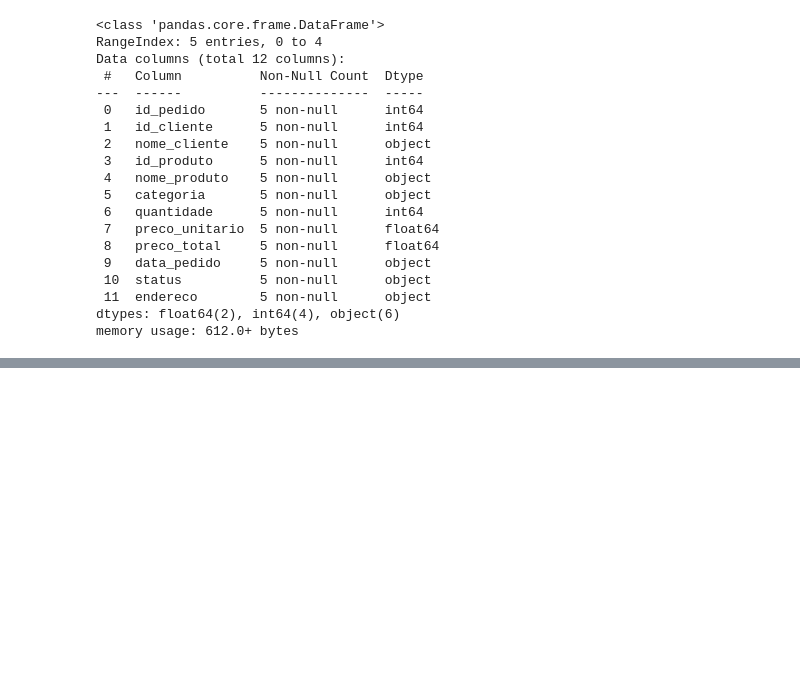
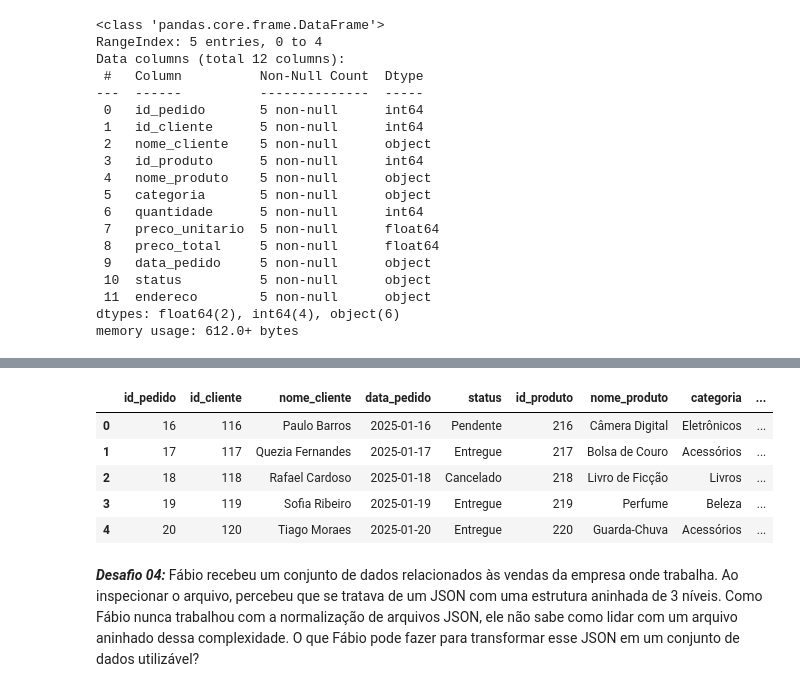
Before and after one commit to matheuspfferreira/estudos-python, a Jupyter notebook: desafios-01/desafios_resolvidos_json.ipynb, the cells around one changed output, grey strips where cells are left out. Drawn from its saved outputs; the diff is of its cells as text; code cells hidden in the pictures; blank space fills up the shorter version.

Commit message:
Resolução dos exercícios 03 até o 06
Anexo das resoluções dos desafios de número 03 (três) até o desafio de número 06 (seis).

```diff
--- a/desafios-01/desafios_resolvidos_json.ipynb
+++ b/desafios-01/desafios_resolvidos_json.ipynb
@@ -69,0 +105,12 @@ memory usage: 612.0+ bytes
+# %%
+df.drop(columns='detalhes_compra', inplace=True)
+df.head()
+# %% [output]
+|  | id_pedido | id_cliente | nome_cliente | data_pedido | status | id_produto | nome_produto | categoria | ... |
+| 0 | 16 | 116 | Paulo Barros | 2025-01-16 | Pendente | 216 | Câmera Digital | Eletrônicos | ... |
+| 1 | 17 | 117 | Quezia Fernandes | 2025-01-17 | Entregue | 217 | Bolsa de Couro | Acessórios | ... |
+| 2 | 18 | 118 | Rafael Cardoso | 2025-01-18 | Cancelado | 218 | Livro de Ficção | Livros | ... |
+| 3 | 19 | 119 | Sofia Ribeiro | 2025-01-19 | Entregue | 219 | Perfume | Beleza | ... |
+| 4 | 20 | 120 | Tiago Moraes | 2025-01-20 | Entregue | 220 | Guarda-Chuva | Acessórios | ... |
+# %% [markdown]
+***Desafio 04:*** Fábio recebeu um conjunto de dados relacionados às vendas da empresa onde trabalha. Ao inspecionar o arquivo, percebeu que se tratava de um JSON com uma estrutura aninhada de 3 níveis. Como Fábio nunca trabalhou com a normalização de arquivos JSON, ele não sabe como lidar com um arquivo aninhado dessa complexidade. O que Fábio pode fazer para transformar esse JSON em um conjunto de dados utilizável?
```
Also changed, not shown: parts of 17 cells of this notebook.
